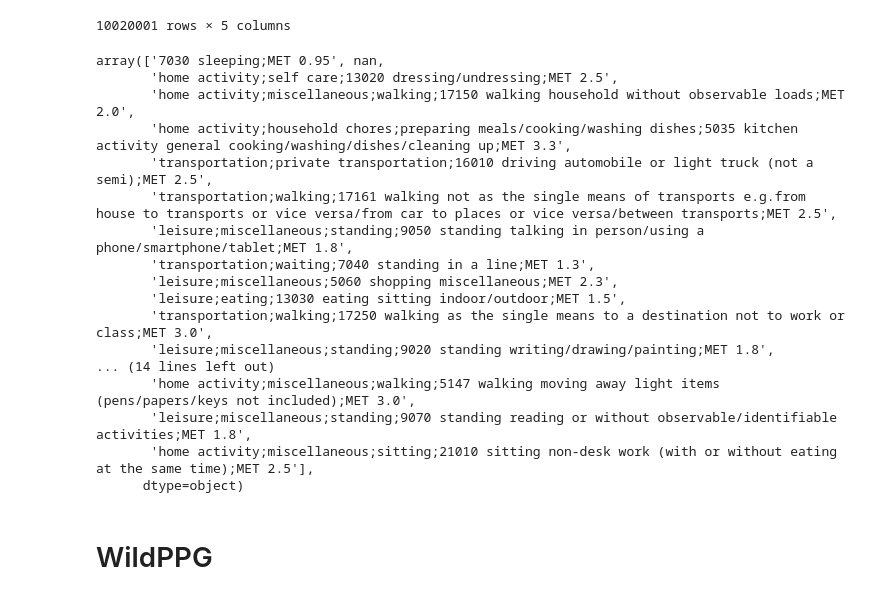
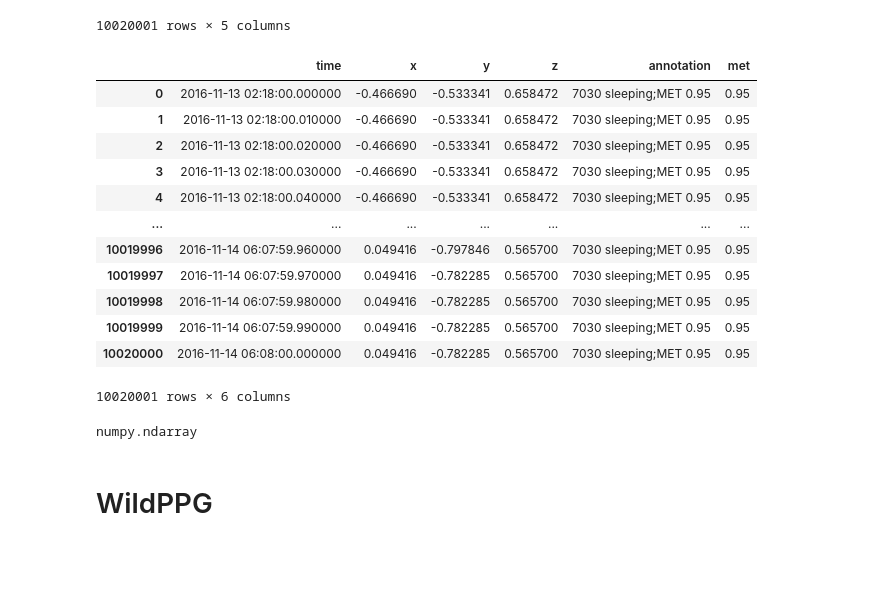
Before and after one commit to Taobyte/thesis, a Jupyter notebook: src/notebooks/dataset_exploration.ipynb, the cells around one changed output. Drawn from its saved outputs; the diff is of its cells as text; code cells hidden in the pictures; blank space fills up the shorter version.

```diff
--- a/src/notebooks/dataset_exploration.ipynb
+++ b/src/notebooks/dataset_exploration.ipynb
@@ -146,23 +146,23 @@ df
 | 10019999 | 2016-11-14 06:07:59.990000 | 0.049416 | -0.782285 | 0.565700 | 7030 sleeping;MET 0.95 |
 | 10020000 | 2016-11-14 06:08:00.000000 | 0.049416 | -0.782285 | 0.565700 | 7030 sleeping;MET 0.95 |
 10020001 rows × 5 columns
-# %%
-df["annotation"].str[-3:]
-# %% [output]
-array(['7030 sleeping;MET 0.95', nan,
-       'home activity;self care;13020 dressing/undressing;MET 2.5',
-       'home activity;miscellaneous;walking;17150 walking household without observable loads;MET 2.0',
-       'home activity;household chores;preparing meals/cooking/washing dishes;5035 kitchen activity general cooking/washing/dishes/cleaning up;MET 3.3',
-       'transportation;private transportation;16010 driving automobile or light truck (not a semi);MET 2.5',
-       'transportation;walking;17161 walking not as the single means of transports e.g.from house to transports or vice versa/from car to places or vice versa/between transports;MET 2.5',
-       'leisure;miscellaneous;standing;9050 standing talking in person/using a phone/smartphone/tablet;MET 1.8',
-       'transportation;waiting;7040 standing in a line;MET 1.3',
-       'leisure;miscellaneous;5060 shopping miscellaneous;MET 2.3',
-       'leisure;eating;13030 eating sitting indoor/outdoor;MET 1.5',
-       'transportation;walking;17250 walking as the single means to a destination not to work or class;MET 3.0',
-       'leisure;miscellaneous;standing;9020 standing writing/drawing/painting;MET 1.8',
-... (14 lines left out)
-       'home activity;miscellaneous;walking;5147 walking moving away light items (pens/papers/keys not included);MET 3.0',
-       'leisure;miscellaneous;standing;9070 standing reading or without observable/identifiable activities;MET 1.8',
-       'home activity;miscellaneous;sitting;21010 sitting non-desk work (with or without eating at the same time);MET 2.5'],
-      dtype=object)
+# %%
+
+
+# Assume your DataFrame is called df and has a column "annotation"
+df['met'] = df['annotation'].str.extract(r'([0-9]*\.?[0-9]+)$').astype(float)
+df
+# %% [output]
+|  | time | x | y | z | annotation | met |
+| 0 | 2016-11-13 02:18:00.000000 | -0.466690 | -0.533341 | 0.658472 | 7030 sleeping;MET 0.95 | 0.95 |
+| 1 | 2016-11-13 02:18:00.010000 | -0.466690 | -0.533341 | 0.658472 | 7030 sleeping;MET 0.95 | 0.95 |
+| 2 | 2016-11-13 02:18:00.020000 | -0.466690 | -0.533341 | 0.658472 | 7030 sleeping;MET 0.95 | 0.95 |
+| 3 | 2016-11-13 02:18:00.030000 | -0.466690 | -0.533341 | 0.658472 | 7030 sleeping;MET 0.95 | 0.95 |
+| 4 | 2016-11-13 02:18:00.040000 | -0.466690 | -0.533341 | 0.658472 | 7030 sleeping;MET 0.95 | 0.95 |
+| ... | ... | ... | ... | ... | ... | ... |
+| 10019996 | 2016-11-14 06:07:59.960000 | 0.049416 | -0.797846 | 0.565700 | 7030 sleeping;MET 0.95 | 0.95 |
+| 10019997 | 2016-11-14 06:07:59.970000 | 0.049416 | -0.782285 | 0.565700 | 7030 sleeping;MET 0.95 | 0.95 |
+| 10019998 | 2016-11-14 06:07:59.980000 | 0.049416 | -0.782285 | 0.565700 | 7030 sleeping;MET 0.95 | 0.95 |
+| 10019999 | 2016-11-14 06:07:59.990000 | 0.049416 | -0.782285 | 0.565700 | 7030 sleeping;MET 0.95 | 0.95 |
+| 10020000 | 2016-11-14 06:08:00.000000 | 0.049416 | -0.782285 | 0.565700 | 7030 sleeping;MET 0.95 | 0.95 |
+10020001 rows × 6 columns
@@ -169,3 +171,7 @@ array(['7030 sleeping;MET 0.95', nan,
+# %%
+type(df.drop(["time", "annotation"], axis=1).values)
+# %% [output]
+numpy.ndarray
 # %% [markdown]
 # WildPPG
 # %%
```
Also changed, not shown: parts of 1 cell of this notebook, 9 other files.
